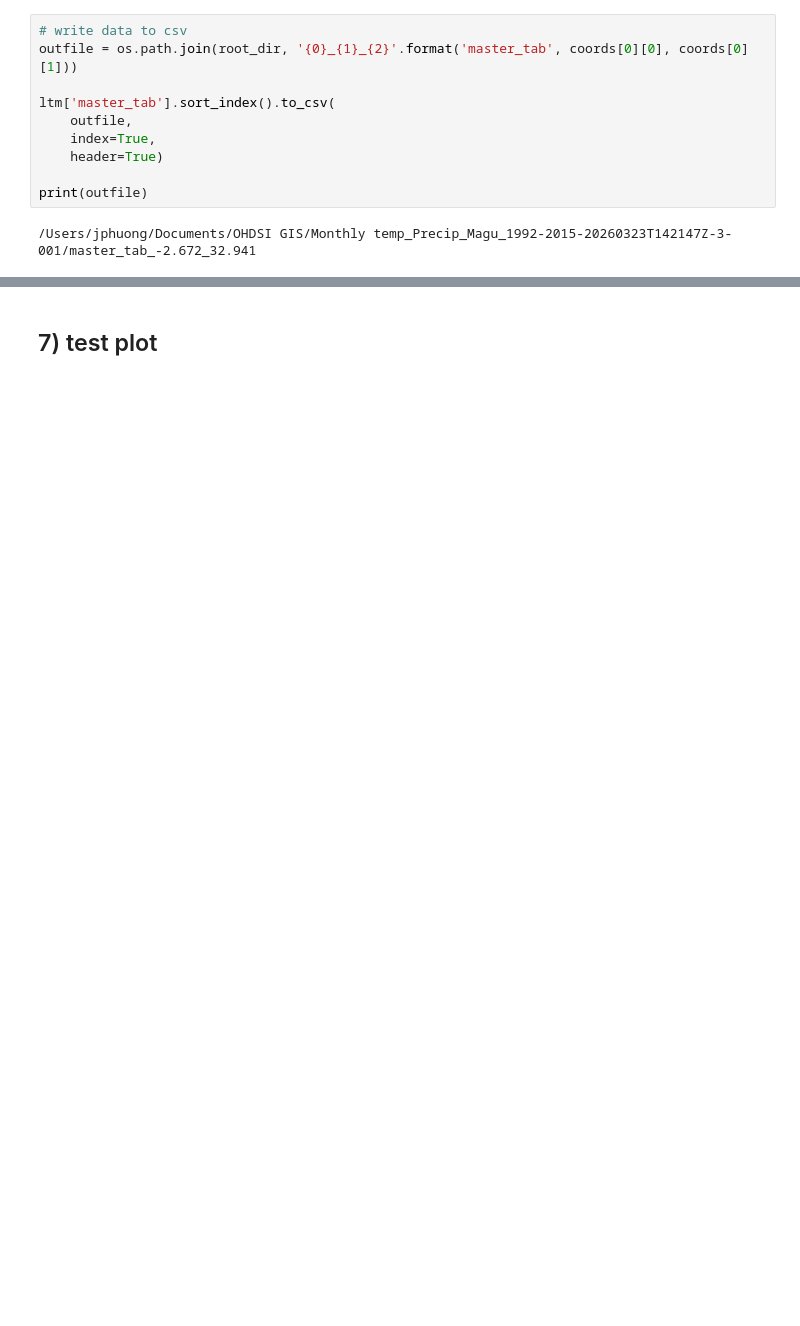
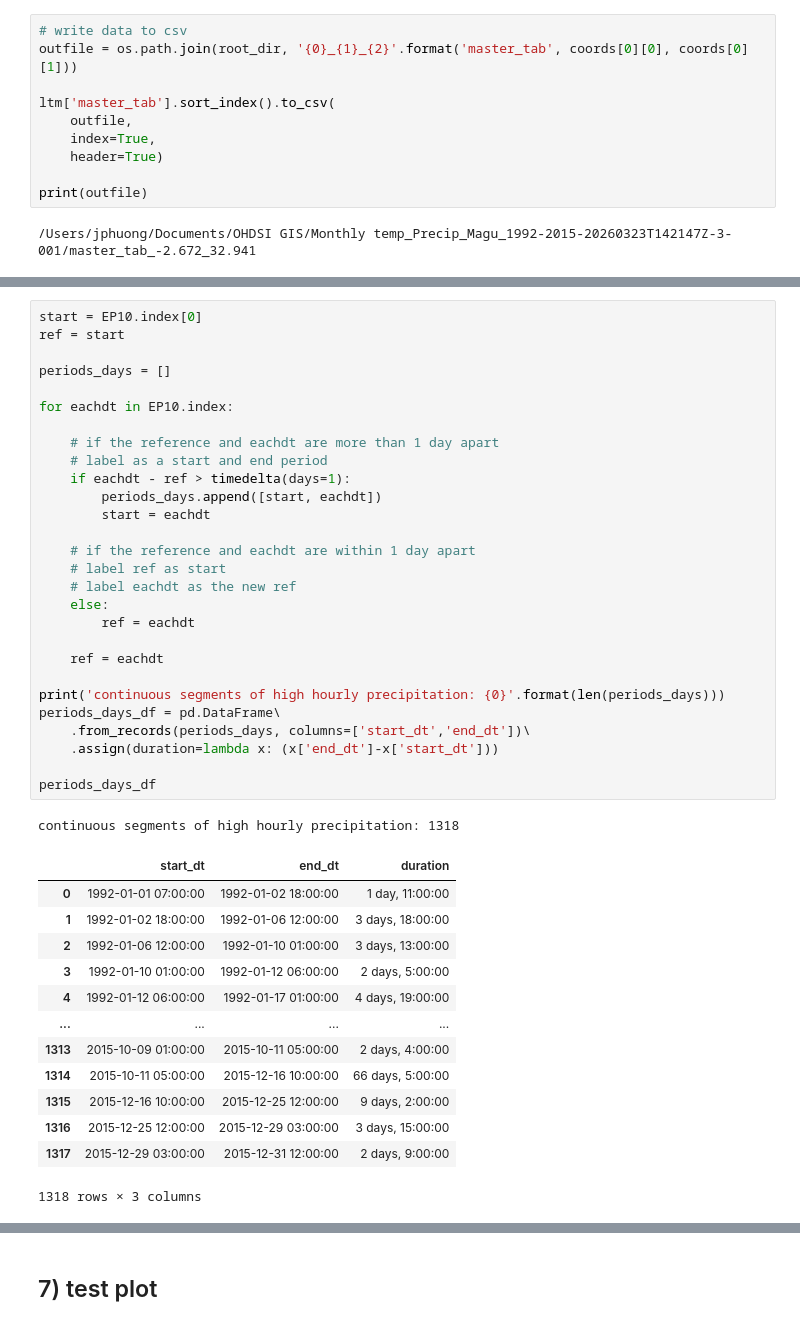
Before and after one commit to Freshwater-Initiative/Observatory, a Jupyter notebook: tutorials/netcdf adaptations/test_file_reading.ipynb, the cells around one changed output, grey strips where cells are left out. Saved outputs shown, nothing was run; the diff lists cells and outputs as text; blank space fills up the shorter version.

```diff
--- a/tutorials/netcdf adaptations/test_file_reading.ipynb
+++ b/tutorials/netcdf adaptations/test_file_reading.ipynb
@@ -570,0 +711,43 @@ pd.read_csv(outfile, index_col=0)
+# %%
+start = EP10.index[0]
+ref = start
+
+periods_days = []
+
+for eachdt in EP10.index:
+
+    # if the reference and eachdt are more than 1 day apart
+    # label as a start and end period
+    if eachdt - ref > timedelta(days=1):
+        periods_days.append([start, eachdt])
+        start = eachdt
+
+    # if the reference and eachdt are within 1 day apart
+    # label ref as start
+    # label eachdt as the new ref
+    else:
+        ref = eachdt
+
+    ref = eachdt
+
+print('continuous segments of high hourly precipitation: {0}'.format(len(periods_days)))
+periods_days_df = pd.DataFrame\
+    .from_records(periods_days, columns=['start_dt','end_dt'])\
+    .assign(duration=lambda x: (x['end_dt']-x['start_dt']))
+
+periods_days_df
+# %% [output]
+continuous segments of high hourly precipitation: 1318
+|  | start_dt | end_dt | duration |
+| 0 | 1992-01-01 07:00:00 | 1992-01-02 18:00:00 | 1 day, 11:00:00 |
+| 1 | 1992-01-02 18:00:00 | 1992-01-06 12:00:00 | 3 days, 18:00:00 |
+| 2 | 1992-01-06 12:00:00 | 1992-01-10 01:00:00 | 3 days, 13:00:00 |
+| 3 | 1992-01-10 01:00:00 | 1992-01-12 06:00:00 | 2 days, 5:00:00 |
+| 4 | 1992-01-12 06:00:00 | 1992-01-17 01:00:00 | 4 days, 19:00:00 |
+| ... | ... | ... | ... |
+| 1313 | 2015-10-09 01:00:00 | 2015-10-11 05:00:00 | 2 days, 4:00:00 |
+| 1314 | 2015-10-11 05:00:00 | 2015-12-16 10:00:00 | 66 days, 5:00:00 |
+| 1315 | 2015-12-16 10:00:00 | 2015-12-25 12:00:00 | 9 days, 2:00:00 |
+| 1316 | 2015-12-25 12:00:00 | 2015-12-29 03:00:00 | 3 days, 15:00:00 |
+| 1317 | 2015-12-29 03:00:00 | 2015-12-31 12:00:00 | 2 days, 9:00:00 |
+1318 rows × 3 columns
```
Also changed, not shown: parts of 44 cells of this notebook.
